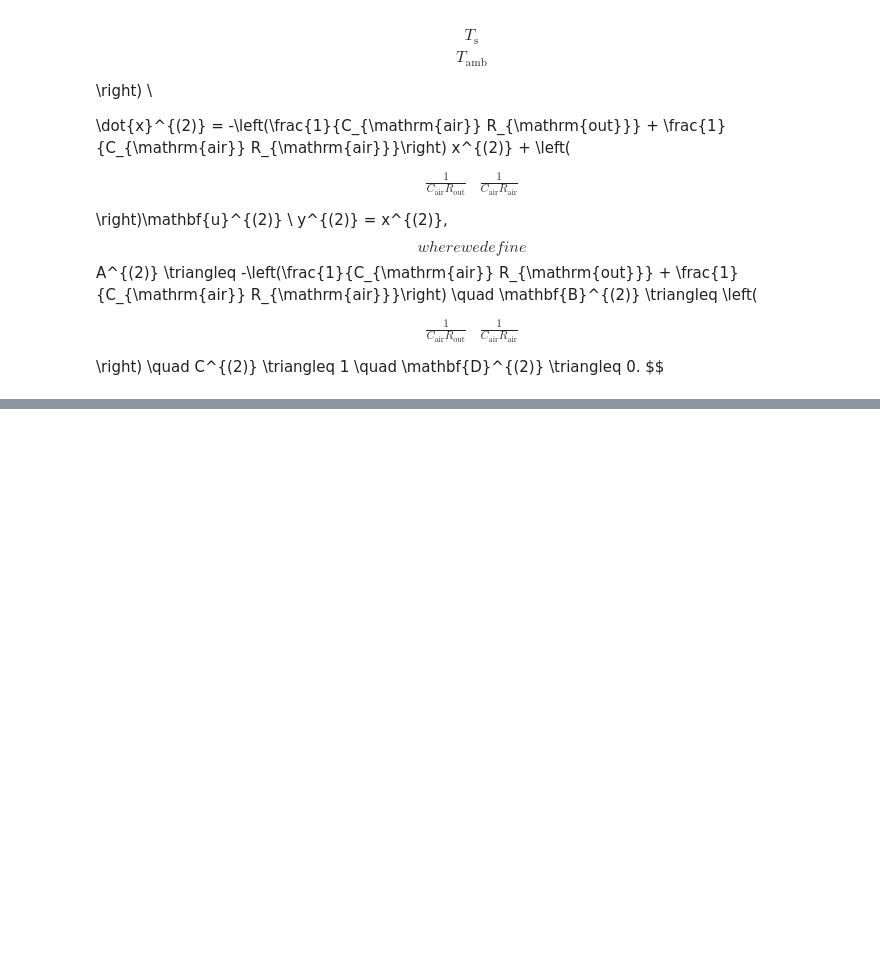
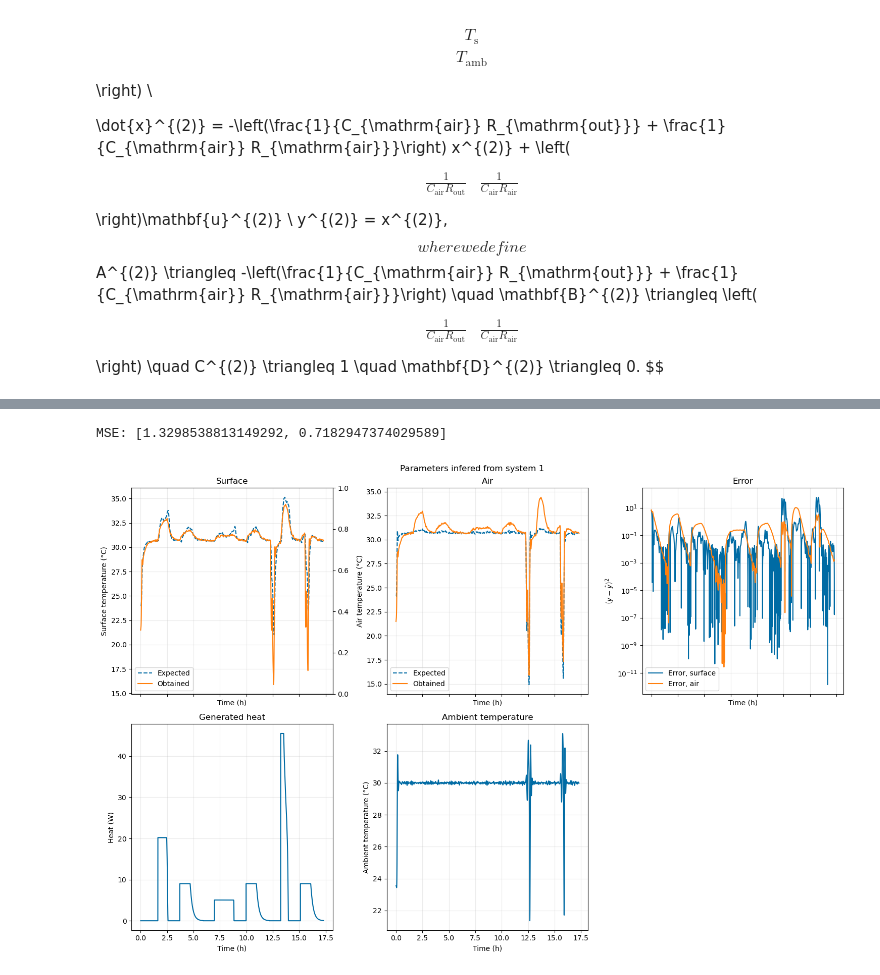
Before and after one commit to prognostics-lab/lion, a Jupyter notebook: data_raw/240209_temptest_C6B2.ipynb, the cells around one changed output, grey strips where cells are left out. Drawn from its saved outputs; the diff is of its cells as text; code cells hidden in the pictures; blank space fills up the shorter version.

```diff
--- a/data_raw/240209_temptest_C6B2.ipynb
+++ b/data_raw/240209_temptest_C6B2.ipynb
@@ -32,10 +32,20 @@ where $R_{T} \triangleq R_{\mathrm{in}} + R_{\mathrm{out}}$. Then, an LTI system
 from lib_240209_temptest_C6B2 import get_data, TargetNLParams, TargetParams, chamber_pv_std, temp_sensor_std, alert
 
 from collections import namedtuple
+import os
+
 import numpy as np
 import matplotlib.pyplot as plt
 from scipy import signal, optimize
 from statsmodels.tsa.statespace.varmax import VARMAX
+
+
+DATA_DIR = os.path.join("240209_temptest_C6B2")
+TEMP_IMG_DIR = os.path.join("..", "img_raw")
+IMG_DIR = os.path.join("..", "img_raw")
+SAVE_FMT = "png"
+SAVEFIG_PARAMS = {"dpi": 1000, "bbox_inches": "tight"}
+SAVE = True
 
 
 _TRAINING_CUTOFF = 32000
@@ -675,3 +742,4 @@ def generate_l2_sys2(expected, u, y, t, x0):
 # %%
-res = optimize.curve_fit(generate_sys1(u_train, y_train, x0_train), t_train, y_train[:, 0], np.ones(5))
+params1, cov1 = optimize.curve_fit(generate_sys1(u_train, y_train, x0_train), t_train, y_train[:, 0], np.ones(5))
+TargetParams(*params1)
 # %% [output]
@@ -679,0 +747,60 @@ c:\Users\Cristobal\.conda\envs\case\Lib\site-packages\scipy\signal\_filter_desig
+# %%
+evaluate_sf = generate_evaluation1(y_eval[:, 0], u_eval, y_eval, t_eval, x0_eval)
+expected_sf, obtained_sf, error_sf = evaluate_sf(TargetParams(*params1))
+error_sf_square = error_sf ** 2
+mse_sf = error_sf.conjugate().T @ error_sf / len(error_sf)
+evaluate_air = generate_evaluation1(y_eval[:, 1], u_eval, y_eval, t_eval, x0_eval)
+expected_air, obtained_air, error_air = evaluate_air(TargetParams(*params1))
+error_air_square = error_air ** 2
+mse_air = error_air.conjugate().T @ error_air / len(error_air)
+print(f"MSE: {[mse_sf, mse_air]}")
+
+fig, ((ax1, ax2, ax3), (ax4, ax5, ax6)) = plt.subplots(2, 3, figsize=(15, 10), sharex=True)
+
+ax1_2 = ax1.twinx()
+ax1.plot(t_eval / 3600, expected_sf, label="Expected", linestyle="--")
+ax1.plot(t_eval / 3600, obtained_sf, label="Obtained")
+ax2.plot(t_eval / 3600, expected_air, label="Expected", linestyle="--")
+ax2.plot(t_eval / 3600, obtained_air, label="Obtained")
+ax3.plot(t_eval / 3600, error_sf_square, label="Error, surface")
+ax3.plot(t_eval / 3600, error_air_square, label="Error, air")
+
+ax4.plot(t_eval / 3600, u_eval[:, 1], label="Generated heat")
+ax5.plot(t_eval / 3600, u_eval[:, 0], label="Ambient temperature")
+ax6.remove()
+
+ax1.set_xlabel("Time (h)")
+ax1.set_ylabel("Surface temperature (°C)")
+ax2.set_xlabel("Time (h)")
+ax2.set_ylabel("Air temperature (°C)")
+ax3.set_xlabel("Time (h)")
+ax3.set_ylabel("$\\left(y - \\hat y\\right)^2$")
+ax4.set_xlabel("Time (h)")
+ax4.set_ylabel("Heat (W)")
+ax5.set_xlabel("Time (h)")
+ax5.set_ylabel("Ambient temperature (°C)")
+
+ax1.set_title("Surface")
+ax2.set_title("Air")
+ax3.set_title("Error")
+ax4.set_title("Generated heat")
+ax5.set_title("Ambient temperature")
+
+ax1.legend()
+ax2.legend()
+ax3.legend()
+ax1.grid(alpha=0.25)
+ax2.grid(alpha=0.25)
+ax3.grid(alpha=0.25)
+ax4.grid(alpha=0.25)
+ax5.grid(alpha=0.25)
+
+ax3.set_yscale("log")
+fig.suptitle("Parameters infered from system 1")
+
+fig.tight_layout()
+
+if SAVE:
+    fig.savefig(os.path.join(IMG_DIR, f"decoupled-sys1.{SAVE_FMT}"), **SAVEFIG_PARAMS)
+plt.show()
+# %% [output]
@@ -679,0 +809,2 @@ c:\Users\Cristobal\.conda\envs\case\Lib\site-packages\scipy\signal\_filter_desig
+MSE: [1.3298538813149292, 0.7182947374029589]
+[figure, added]
```
Also changed, not shown: parts of 7 cells of this notebook, 1 other file.
